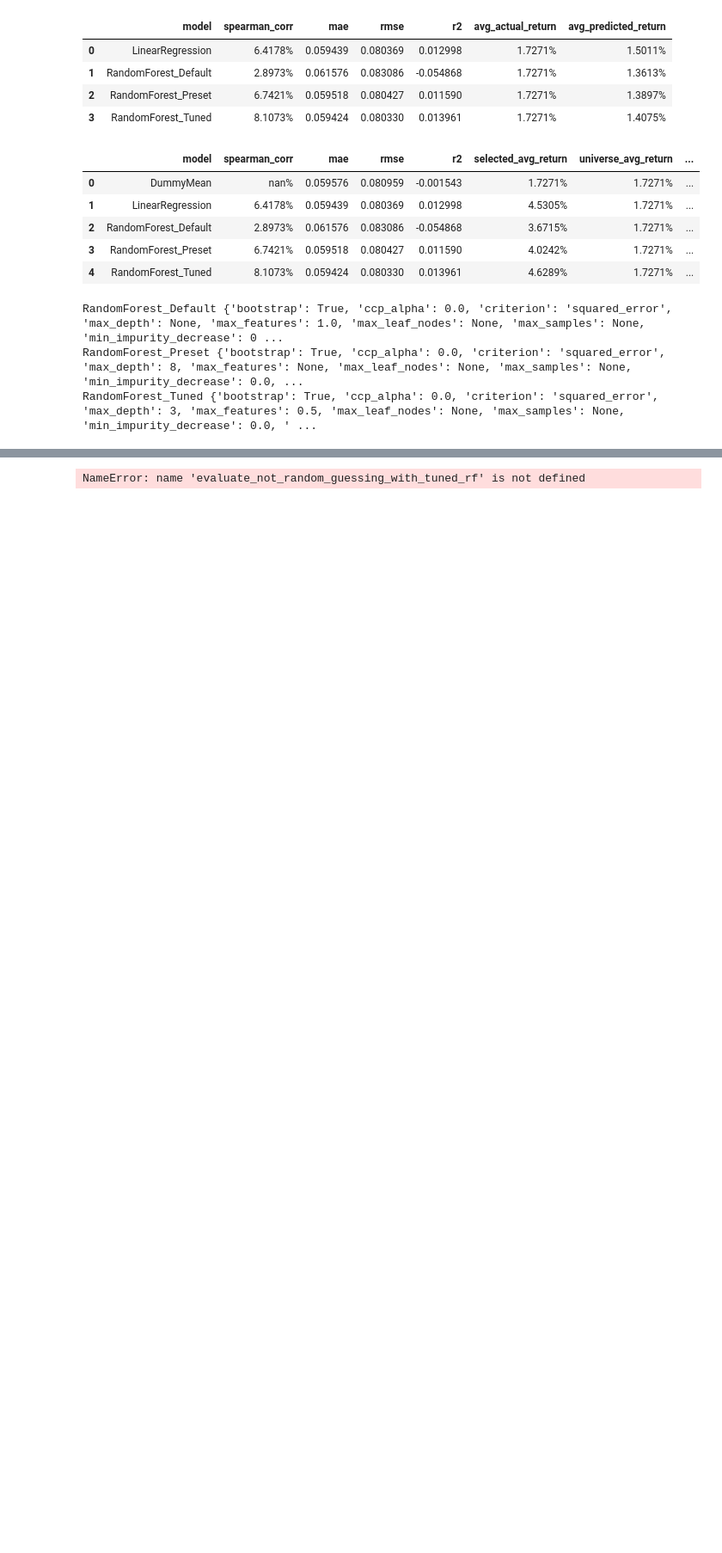
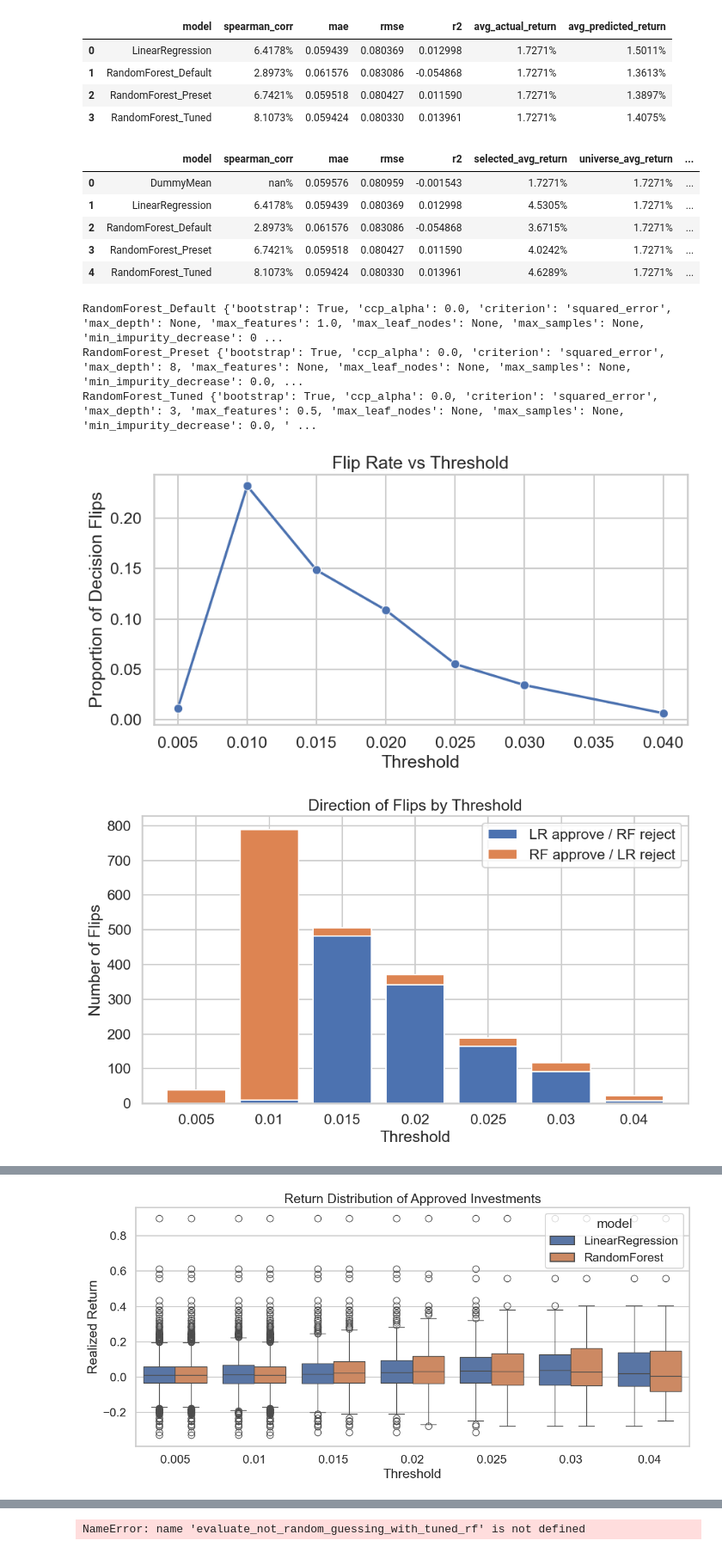
Before and after one commit to RodrigoHdRio/threshold-investment-decision-study, a Jupyter notebook: main/main.ipynb, the cells around one changed output, grey strips where cells are left out. Shown at 86% size. Drawn from its saved outputs; the diff is of its cells as text; code cells hidden in the pictures; blank space fills up the shorter version.

```diff
--- a/main/main.ipynb
+++ b/main/main.ipynb
@@ -229,26 +165,11 @@ import matplotlib.pyplot as plt
 sns.set_theme(style="whitegrid", context="talk")
 
 # Existing outputs from your notebook
+flip_summary = model_outputs["flip_summary_table"].copy()
 detailed_results = model_outputs["detailed_results"].copy()
 test_target = model_outputs["test_target"].copy()
-linear_predictions = pd.Series(
-    model_outputs.get("linear_predictions", model_outputs["prediction_map"]["LinearRegression"])
-).copy()
-random_forest_predictions = pd.Series(
-    model_outputs.get("random_forest_predictions", model_outputs["prediction_map"]["RandomForest_Tuned"])
-).copy()
-flip_summary = model_outputs.get("flip_summary_table")
-if flip_summary is None:
-    flip_summary = model_outputs.get("flip_summary")
-if flip_summary is None:
-    _, flip_summary = evaluate_model_decisions(
-        actual_returns=test_target,
-        linear_predictions=linear_predictions,
-        random_forest_predictions=random_forest_predictions,
-        thresholds=sorted(detailed_results["threshold"].unique()),
-    )
-else:
-    flip_summary = flip_summary.copy()
+linear_predictions = model_outputs["linear_predictions"].copy()
+random_forest_predictions = model_outputs["random_forest_predictions"].copy()
 
 # Total observations in the test set, used for rates
 n_obs = len(test_target)
@@ -460,30 +381,32 @@ g = sns.catplot(
     kind="bar",
     x="threshold",
     y="avg_realized_return",
     hue="decision",
     col="model",
     height=5,
     aspect=1.1,
     sharey=True,
 )
 g.fig.suptitle("Approved vs Rejected Average Realized Returns", y=1.03)
 g.set_axis_labels("Threshold", "Average Realized Return")
 plt.show()
 
 # 14. 2x2 decision agreement table for a chosen threshold
 agreement_threshold = 0.025
 
 agreement_df = pd.DataFrame({
     "LinearRegression": np.where(linear_predictions >= agreement_threshold, "Approve", "Reject"),
     "RandomForest": np.where(random_forest_predictions >= agreement_threshold, "Approve", "Reject"),
 })
 
 agreement_table = pd.crosstab(
     agreement_df["LinearRegression"],
     agreement_df["RandomForest"],
     margins=True
 )
 
 print(f"Decision agreement table at threshold = {agreement_threshold}")
 display(agreement_table)
 # %% [output]
+[figure, added]
+[figure, added]
@@ -489,0 +419 @@ display(agreement_table)
+[figure, added]
```
Also changed, not shown: parts of 13 cells of this notebook, 1 other file.
